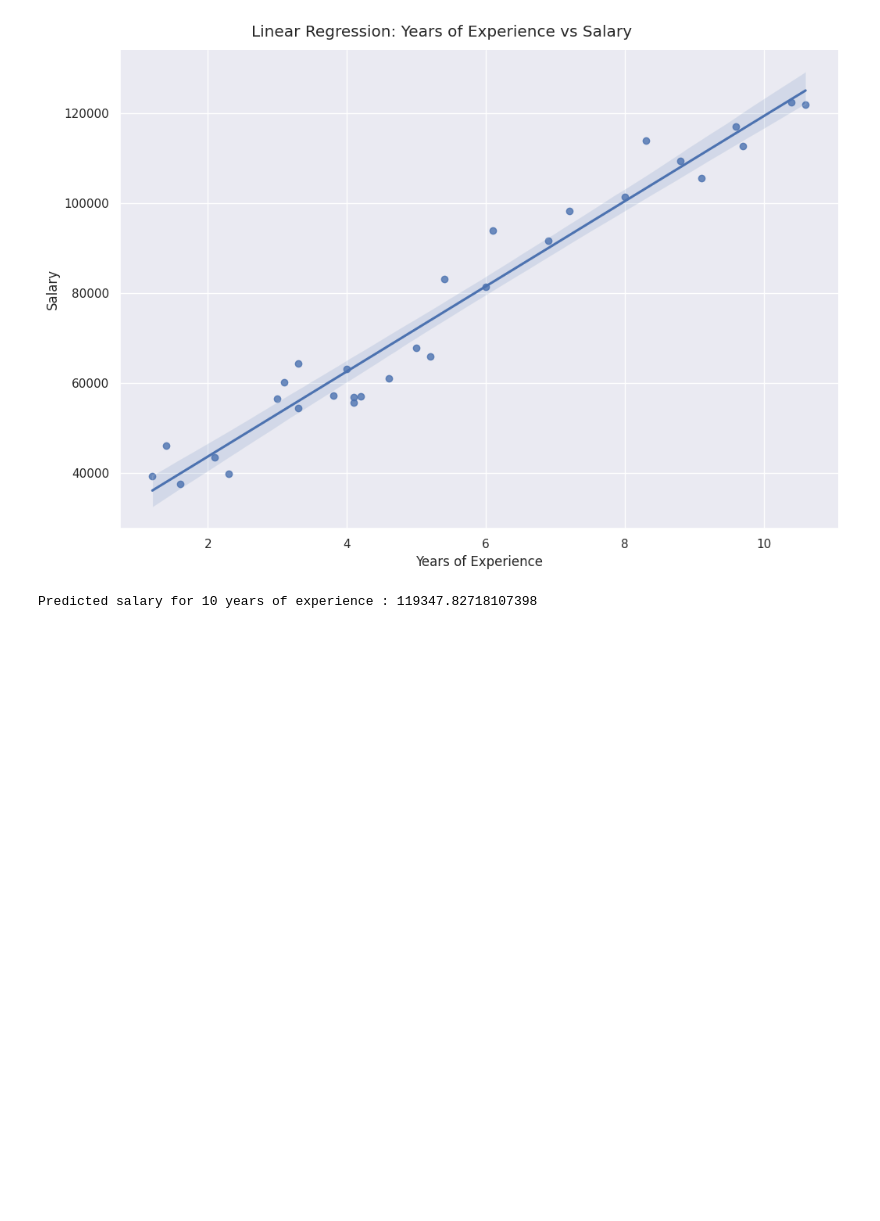
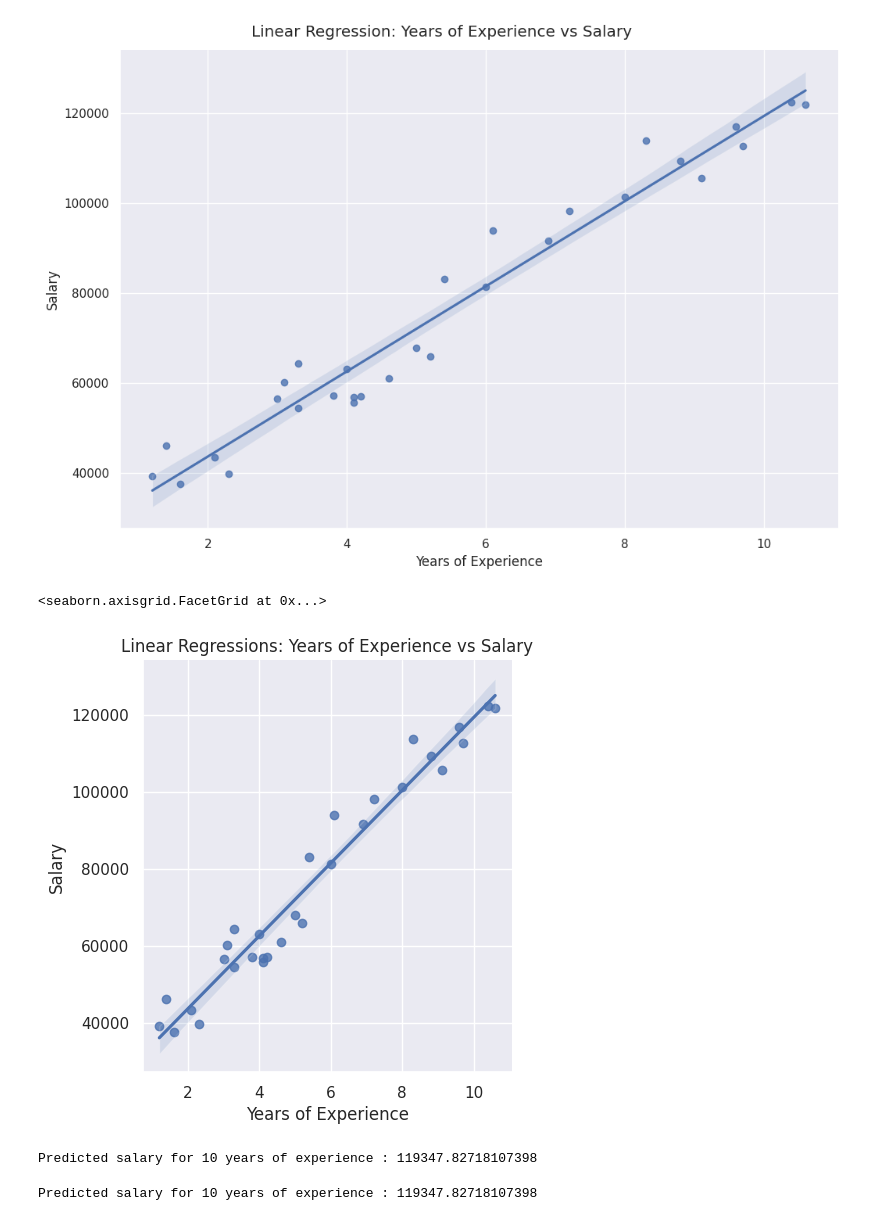
Before and after one commit to nands93/piscine_ai_machine_learning, a Jupyter notebook: Beginner00.ipynb, the cells around one changed output. Saved outputs shown, nothing was run; the diff lists cells and outputs as text; code cells hidden in the pictures; blank space fills up the shorter version.

```diff
--- a/Beginner00.ipynb
+++ b/Beginner00.ipynb
@@ -47,10 +46,13 @@ Text(0.5, 1.02, 'Linear Regression: Years of Experience vs Salary')
 [figure]
 # %%
 # Create a linear regression plot using lmplot
-...
+ax = seaborn.lmplot(x="YearsExperience", y="Salary", data=data)
 
 # Set labels and title
-...
+ax.set(xlabel="Years of Experience", ylabel="Salary", title="Linear Regressions: Years of Experience vs Salary")
+# %% [output]
+<seaborn.axisgrid.FacetGrid at 0x...>
+[figure, added]
 # %%
 # You should have these results with 10 years of expertise, so it's up to you to do your own tests
 # %% [output]
@@ -60,7 +62,9 @@ Predicted salary for 10 years of experience : 119347.82718107398
 years_experience = 10
 
 # Predict the salary
-predicted_salary = ...
+predicted_salary = regression.predict([[years_experience]])
 
-# Display the predicted salary
-print(...)
+# Display the predicted salary with more decimal places
+print(f"Predicted salary for {years_experience} years of experience : {predicted_salary[0]:.11f}")
+# %% [output]
+Predicted salary for 10 years of experience : 119347.82718107398
```
Also changed, not shown: parts of 1 cell of this notebook.
